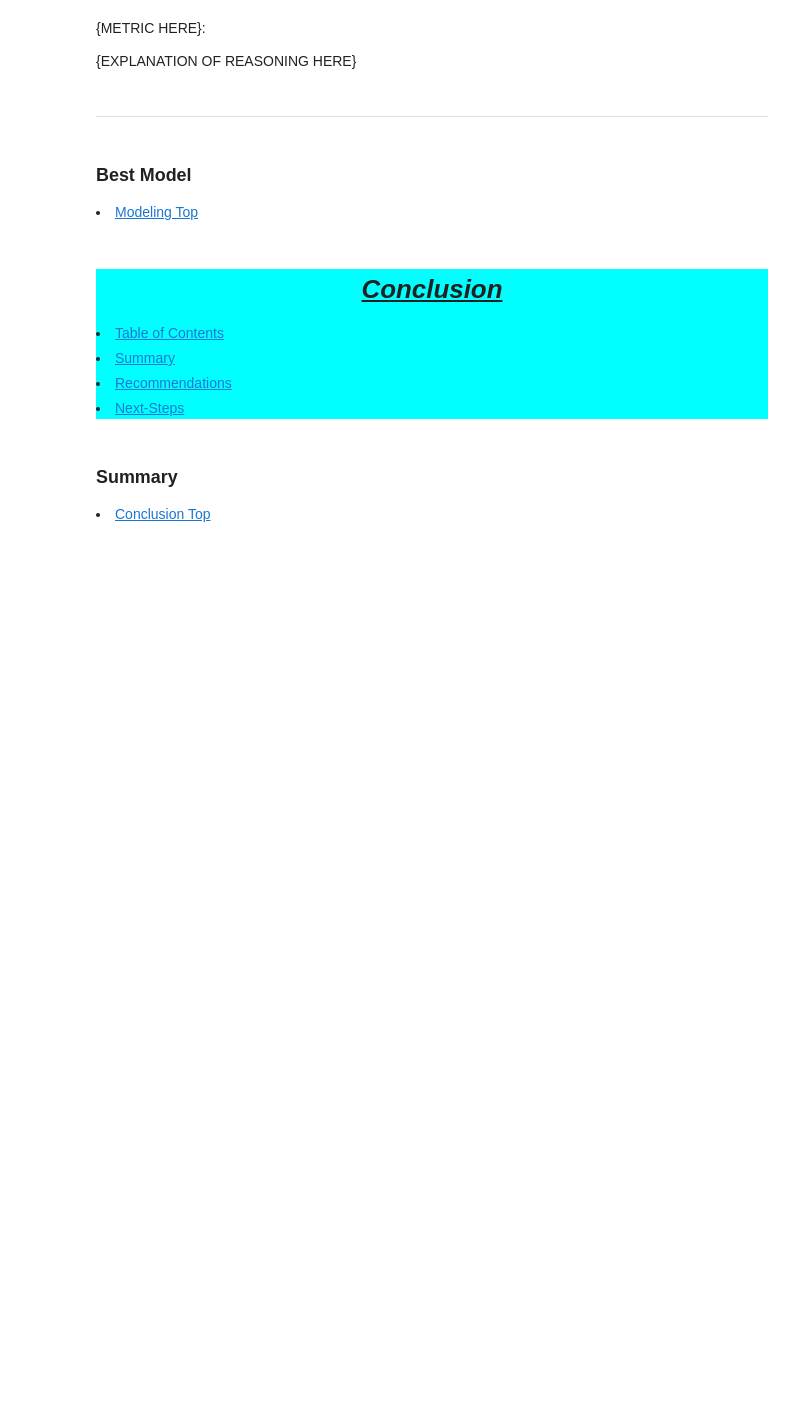
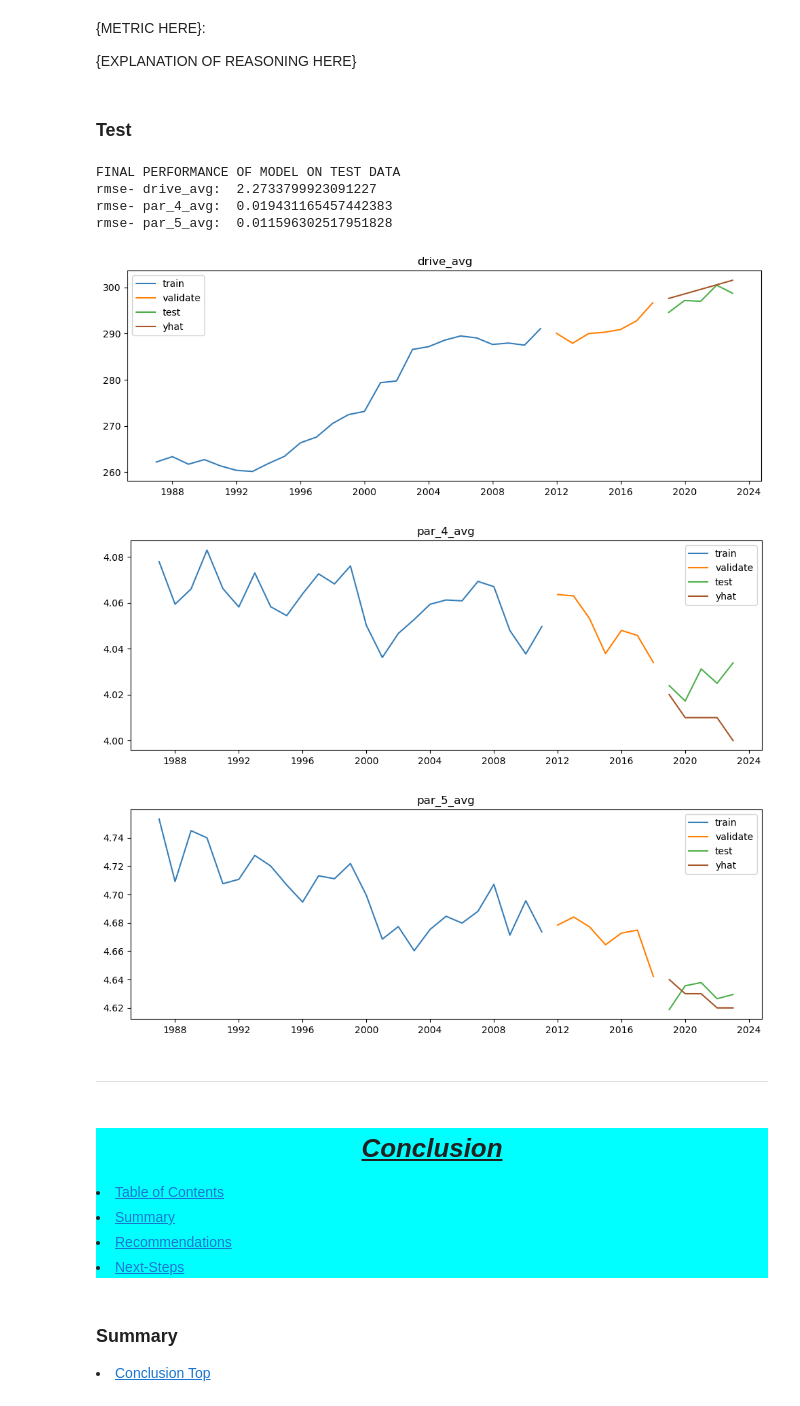
Before and after one commit to Birdie-Eye-View/Capstone-Project, a Jupyter notebook: notebooks/final_report.ipynb, the cells around one changed output. Cells and saved outputs as stored; diff of their text form; code cells hidden in the pictures; blank space fills up the shorter version.

```diff
--- a/notebooks/final_report.ipynb
+++ b/notebooks/final_report.ipynb
@@ -200,9 +239,19 @@ f.get_par5_reg_analysis(df)
 {METRIC HERE}:
 
 {EXPLANATION OF REASONING HERE}
+# %% [markdown]
+### Test
+# %%
+# From the 'final.py' file...
+# Return RMSE and visualization of predictions on test set
+f.test_best_model(train, validate, test)
+# %% [output]
+FINAL PERFORMANCE OF MODEL ON TEST DATA
+rmse- drive_avg:  2.2733799923091227
+rmse- par_4_avg:  0.019431165457442383
+rmse- par_5_avg:  0.011596302517951828
+[figure, added]
+[figure, added]
+[figure, added]
 # %% [markdown]
 ---
-# %% [markdown]
-<a id='bestmodel'></a>
-<h3><b>Best Model</b></h3>
-<li><a href='#model'>Modeling Top</a></li>
```
Also changed, not shown: parts of 42 cells of this notebook, 1 other file.
